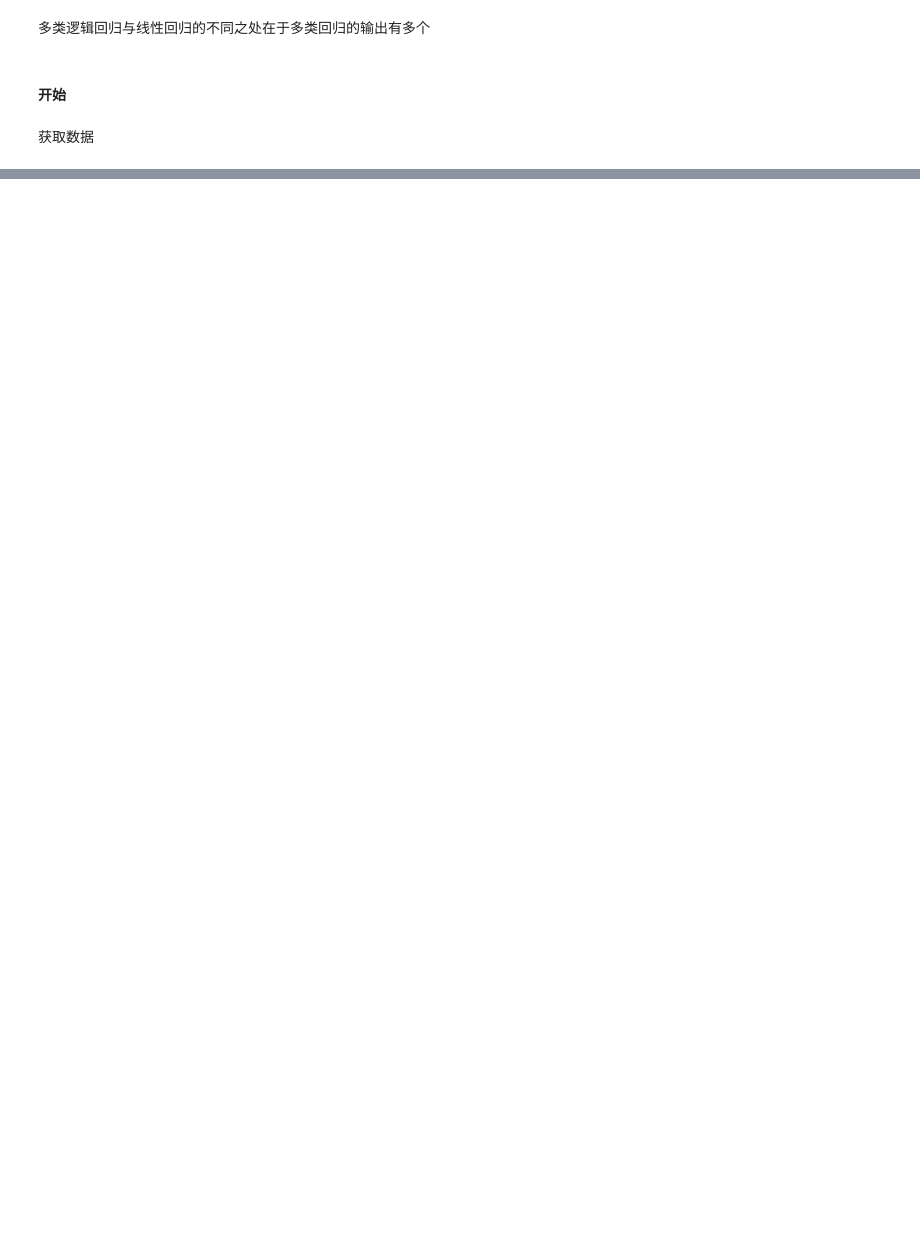
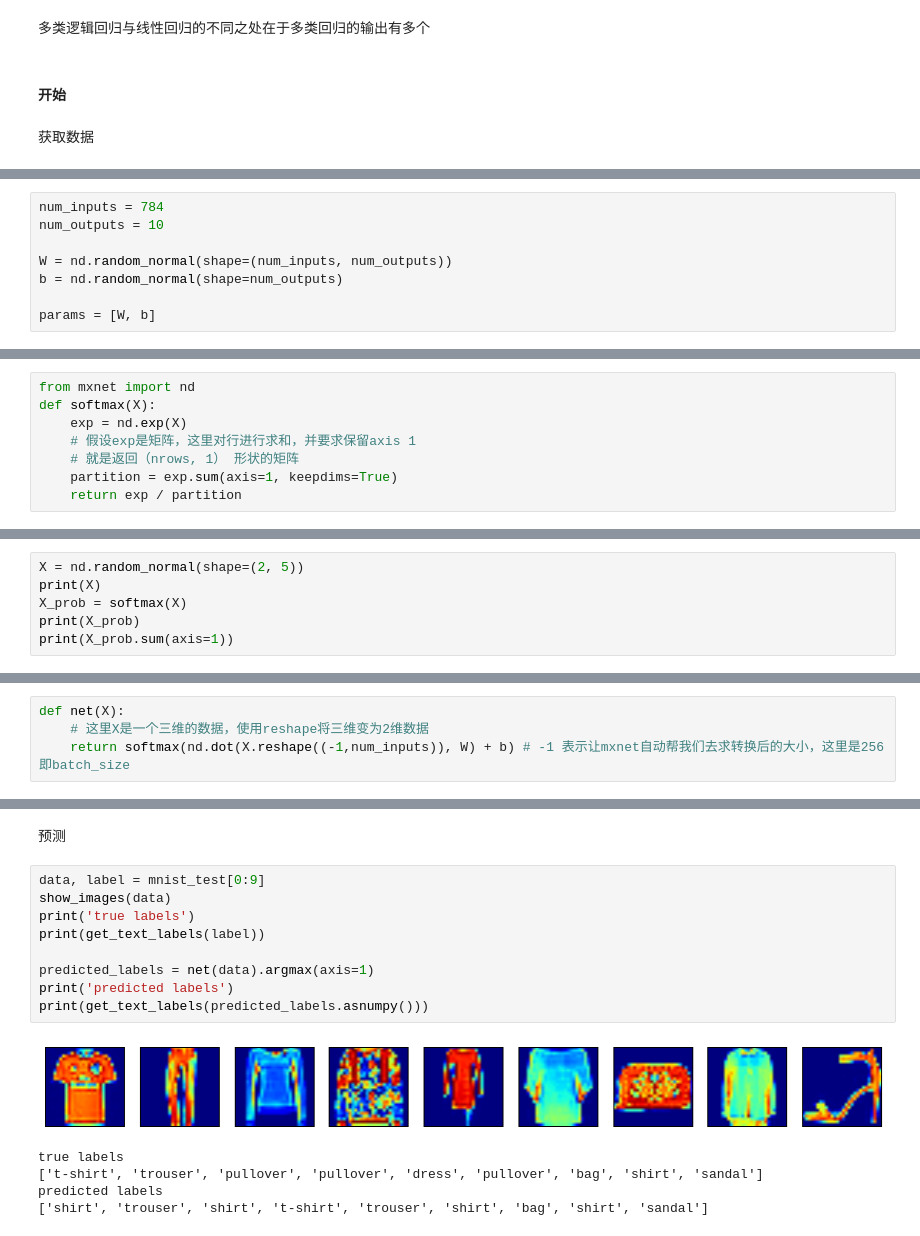
Before and after one commit to huijintian/mxnet_learn, a Jupyter notebook: lesson-1/多类逻辑回归.ipynb, the cells around one changed output, grey strips where cells are left out. Saved outputs shown, nothing was run; the diff lists cells and outputs as text; blank space fills up the shorter version.

```diff
--- a/lesson-1/多类逻辑回归.ipynb
+++ b/lesson-1/多类逻辑回归.ipynb
@@ -44,0 +67,8 @@ data, label = mnist_train[0]
+# %%
+num_inputs = 784
+num_outputs = 10
+
+W = nd.random_normal(shape=(num_inputs, num_outputs))
+b = nd.random_normal(shape=num_outputs)
+
+params = [W, b]
@@ -44,0 +84,8 @@ data, label = mnist_train[0]
+# %%
+from mxnet import nd
+def softmax(X):
+    exp = nd.exp(X)
+    # 假设exp是矩阵，这里对行进行求和，并要求保留axis 1
+    # 就是返回（nrows, 1） 形状的矩阵
+    partition = exp.sum(axis=1, keepdims=True)
+    return exp / partition
@@ -44,0 +94,6 @@ data, label = mnist_train[0]
+# %%
+X = nd.random_normal(shape=(2, 5))
+print(X)
+X_prob = softmax(X)
+print(X_prob)
+print(X_prob.sum(axis=1))
@@ -44,0 +115,4 @@ data, label = mnist_train[0]
+# %%
+def net(X):
+    # 这里X是一个三维的数据，使用reshape将三维变为2维数据
+    return softmax(nd.dot(X.reshape((-1,num_inputs)), W) + b) # -1 表示让mxnet自动帮我们去求转换后的大小，这里是256即batch_size
@@ -44,0 +175,17 @@ data, label = mnist_train[0]
+# %% [markdown]
+预测
+# %%
+data, label = mnist_test[0:9]
+show_images(data)
+print('true labels')
+print(get_text_labels(label))
+
+predicted_labels = net(data).argmax(axis=1)
+print('predicted labels')
+print(get_text_labels(predicted_labels.asnumpy()))
+# %% [output]
+[figure, added]
+true labels
+['t-shirt', 'trouser', 'pullover', 'pullover', 'dress', 'pullover', 'bag', 'shirt', 'sandal']
+predicted labels
+['shirt', 'trouser', 'shirt', 't-shirt', 'trouser', 'shirt', 'bag', 'shirt', 'sandal']
```
Also changed, not shown: parts of 28 cells of this notebook, 7 other files.
